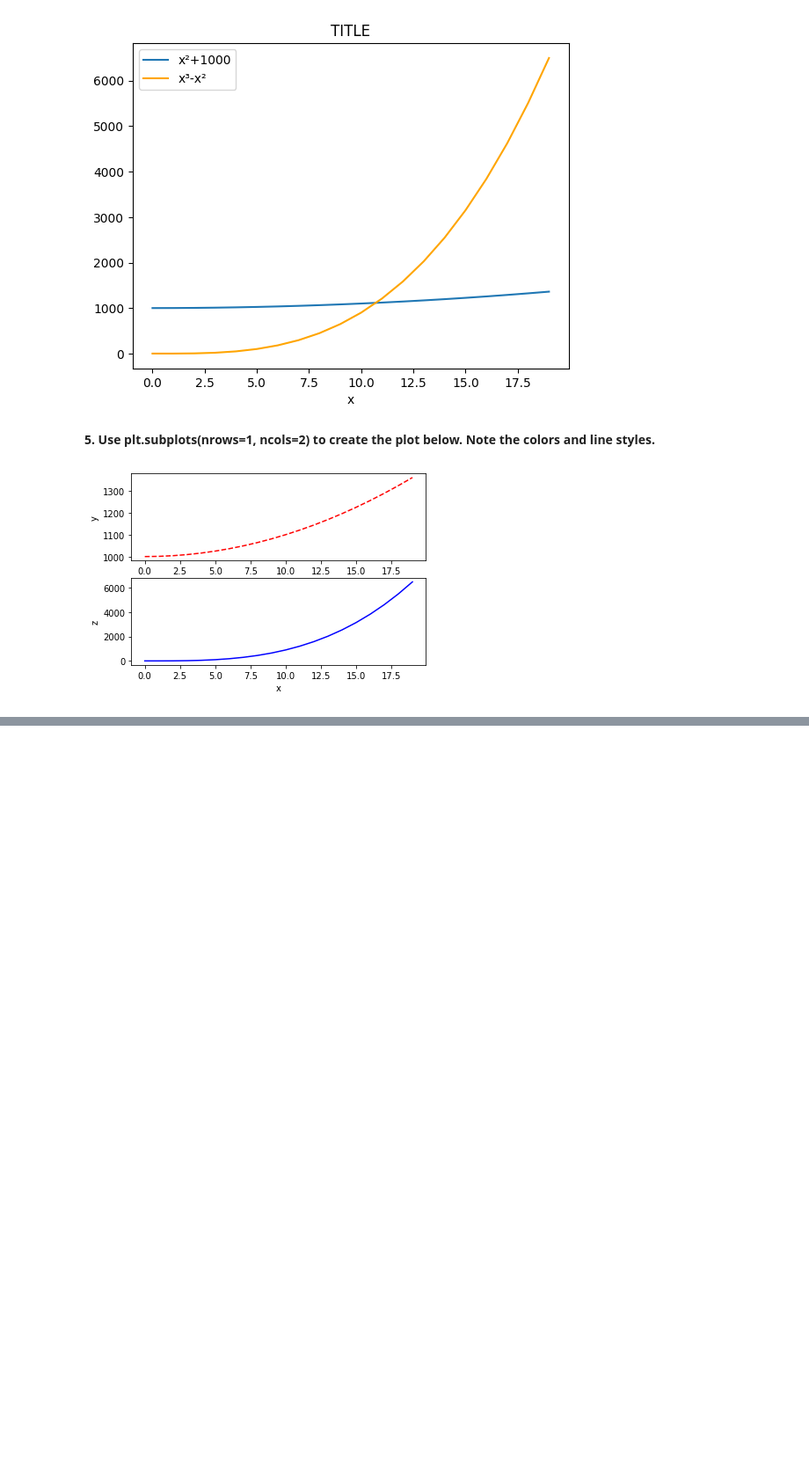
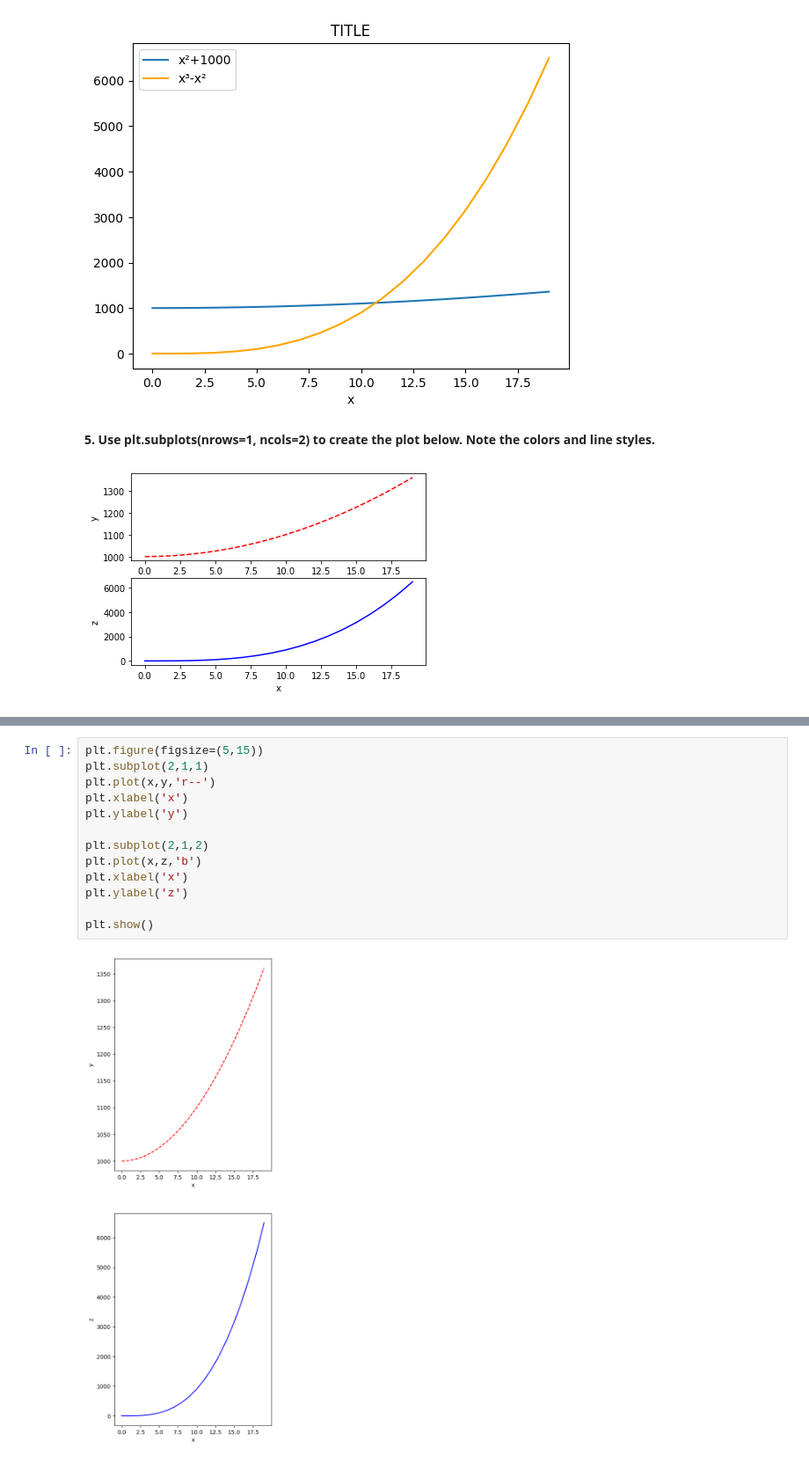
Before and after one commit to VivianeSouza923/HCIA_AI_HUAWEI_STUDY_if, a Jupyter notebook: Exercises_Matplotlib.ipynb, the cells around one changed output, grey strips where cells are left out. Shown at 88% size. Saved outputs shown, nothing was run; the diff lists cells and outputs as text; blank space fills up the shorter version.

```diff
--- a/Exercises_Matplotlib.ipynb
+++ b/Exercises_Matplotlib.ipynb
@@ -91,2 +108,17 @@ plt.plot(x,y,'b')
 # %% [markdown]
 ![image.png](embedded-picture-1)
+# %%
+plt.figure(figsize=(5,15))
+plt.subplot(2,1,1)
+plt.plot(x,y,'r--')
+plt.xlabel('x')
+plt.ylabel('y')
+
+plt.subplot(2,1,2)
+plt.plot(x,z,'b')
+plt.xlabel('x')
+plt.ylabel('z')
+
+plt.show()
+# %% [output]
+[figure, added]
```
Also changed, not shown: parts of 3 cells of this notebook.
